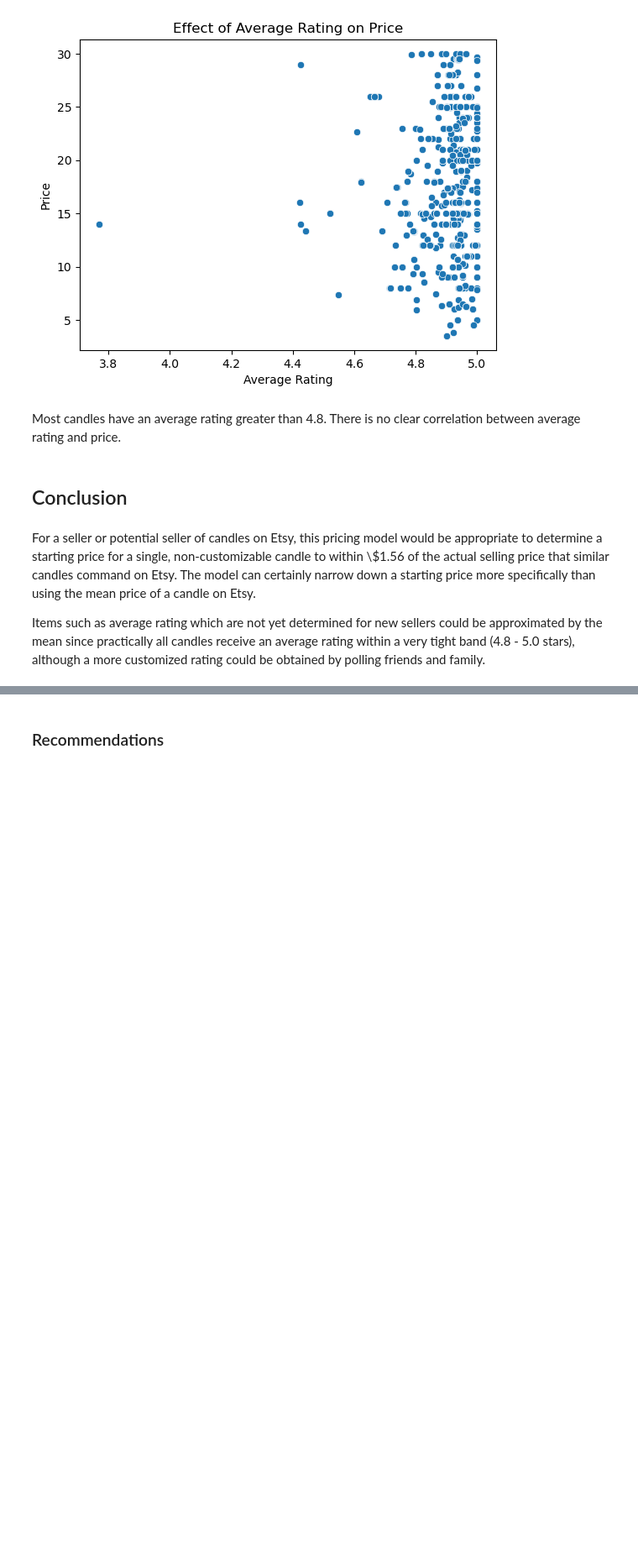
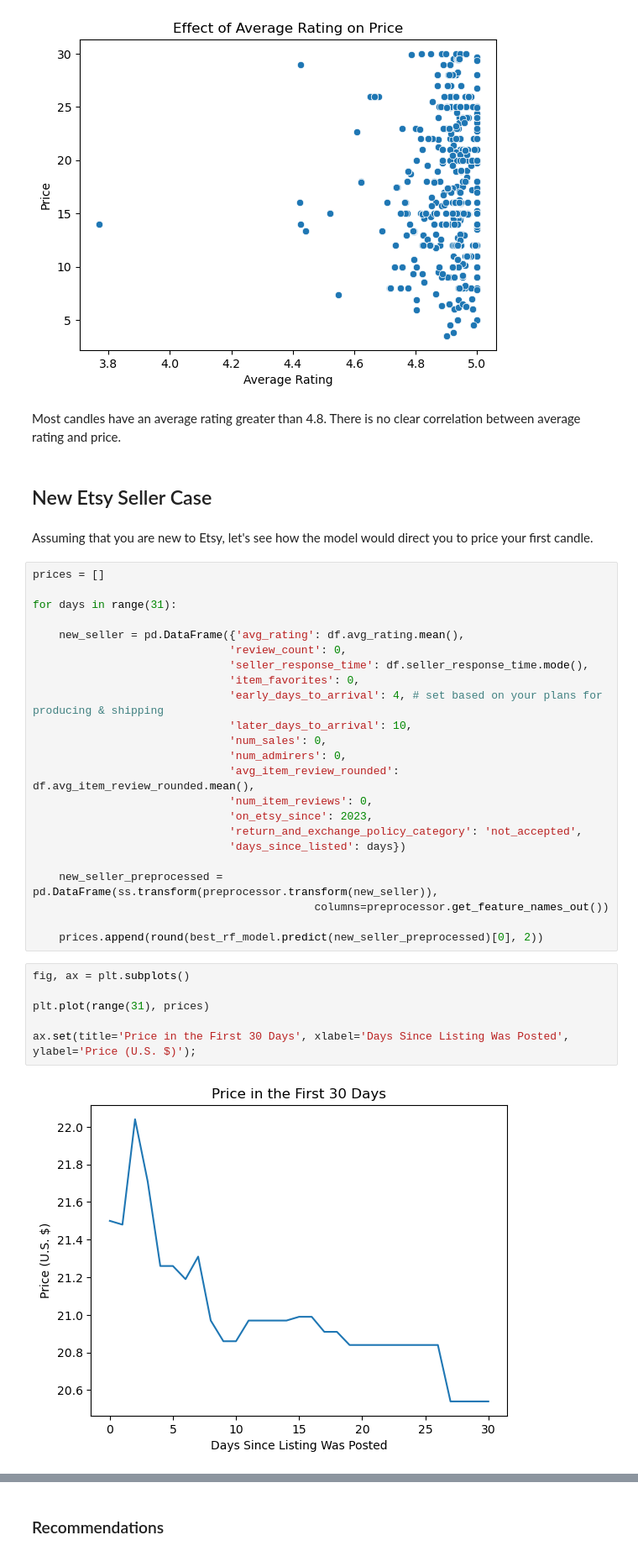
Before and after one commit to ran0027/etsy-candle-pricing-model, a Jupyter notebook: notebook.ipynb, the cells around one changed output, grey strips where cells are left out. Shown at 84% size. Drawn from its saved outputs; the diff is of its cells as text; blank space fills up the shorter version.

```diff
--- a/notebook.ipynb
+++ b/notebook.ipynb
@@ -1421,9 +1422,38 @@ ax.set(title='Effect of Average Rating on Price', xlabel='Average Rating',
 [figure]
 # %% [markdown]
 Most candles have an average rating greater than 4.8. There is no clear correlation between average rating and price.
-# %% [markdown]
-## Conclusion
-# %% [markdown]
-For a seller or potential seller of candles on Etsy, this pricing model would be appropriate to determine a starting price for a single, non-customizable candle to within \\$1.56 of the actual selling price that similar candles command on Etsy. The model can certainly narrow down a starting price more specifically than using the mean price of a candle on Etsy.
-
-Items such as average rating which are not yet determined for new sellers could be approximated by the mean since practically all candles receive an average rating within a very tight band (4.8 - 5.0 stars), although a more customized rating could be obtained by polling friends and family.
+# %% [markdown]
+## New Etsy Seller Case
+# %% [markdown]
+Assuming that you are new to Etsy, let's see how the model would direct you to price your first candle.
+# %%
+prices = []
+
+for days in range(31):
+
+    new_seller = pd.DataFrame({'avg_rating': df.avg_rating.mean(),
+                              'review_count': 0,
+                              'seller_response_time': df.seller_response_time.mode(),
+                              'item_favorites': 0,
+                              'early_days_to_arrival': 4, # set based on your plans for producing & shipping
+                              'later_days_to_arrival': 10,
+                              'num_sales': 0,
+                              'num_admirers': 0,
+                              'avg_item_review_rounded': df.avg_item_review_rounded.mean(),
+                              'num_item_reviews': 0,
+                              'on_etsy_since': 2023,
+                              'return_and_exchange_policy_category': 'not_accepted',
+                              'days_since_listed': days})
+
+    new_seller_preprocessed = pd.DataFrame(ss.transform(preprocessor.transform(new_seller)),
+                                           columns=preprocessor.get_feature_names_out())
+
+    prices.append(round(best_rf_model.predict(new_seller_preprocessed)[0], 2))
+# %%
+fig, ax = plt.subplots()
+
+plt.plot(range(31), prices)
+
+ax.set(title='Price in the First 30 Days', xlabel='Days Since Listing Was Posted', ylabel='Price (U.S. $)');
+# %% [output]
+[figure, added]
```
Also changed, not shown: parts of 24 cells of this notebook, 1 other file.
